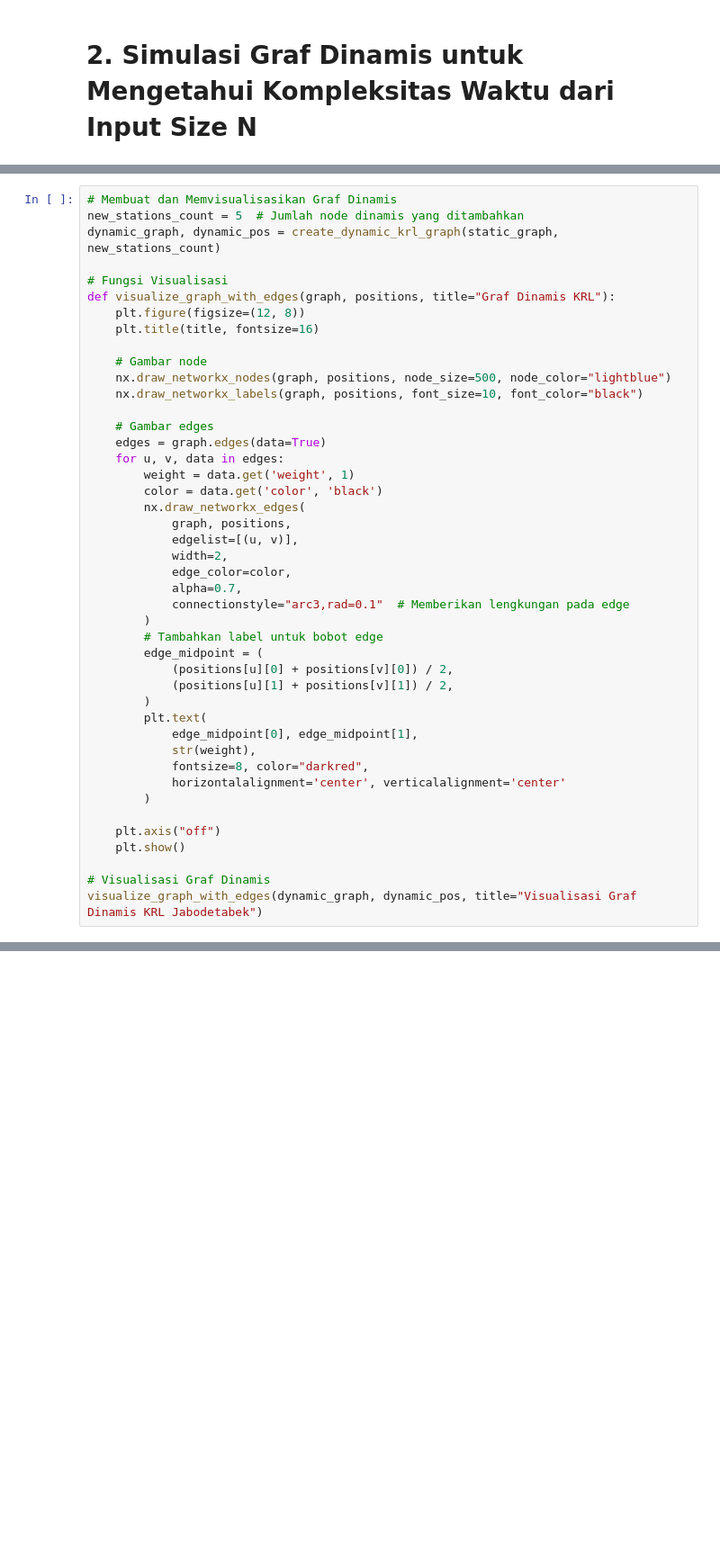
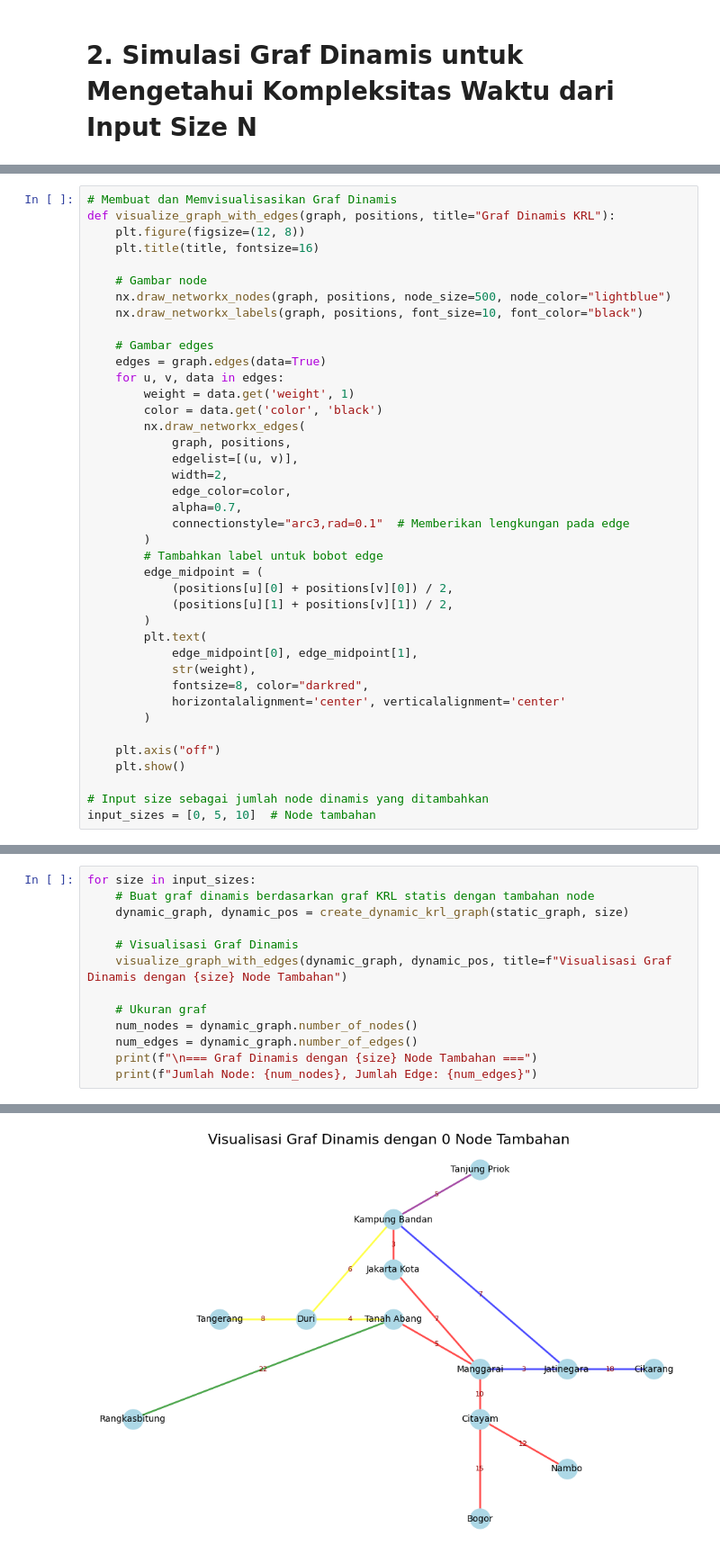
Before and after one commit to cerealtwist/AKA_Public-Transport-Optimization, a Jupyter notebook: AKA_TransportMain.ipynb, the cells around one changed output, grey strips where cells are left out. Shown at 90% size. Saved outputs shown, nothing was run; the diff lists cells and outputs as text; blank space fills up the shorter version.

```diff
--- a/AKA_TransportMain.ipynb
+++ b/AKA_TransportMain.ipynb
@@ -176,9 +185,5 @@ Jalur yang ditemukan (DFS):
 # %%
 # Membuat dan Memvisualisasikan Graf Dinamis
-new_stations_count = 5  # Jumlah node dinamis yang ditambahkan
-dynamic_graph, dynamic_pos = create_dynamic_krl_graph(static_graph, new_stations_count)
-
-# Fungsi Visualisasi
 def visualize_graph_with_edges(graph, positions, title="Graf Dinamis KRL"):
     plt.figure(figsize=(12, 8))
     plt.title(title, fontsize=16)
@@ -215,5 +220,5 @@ def visualize_graph_with_edges(graph, positions, title="Graf Dinamis KRL"):
     plt.axis("off")
     plt.show()
 
-# Visualisasi Graf Dinamis
-visualize_graph_with_edges(dynamic_graph, dynamic_pos, title="Visualisasi Graf Dinamis KRL Jabodetabek")
+# Input size sebagai jumlah node dinamis yang ditambahkan
+input_sizes = [0, 5, 10]  # Node tambahan
@@ -231,0 +227,14 @@ Note that using FancyArrowPatches may be slow for large graphs.
+# %%
+for size in input_sizes:
+    # Buat graf dinamis berdasarkan graf KRL statis dengan tambahan node
+    dynamic_graph, dynamic_pos = create_dynamic_krl_graph(static_graph, size)
+
+    # Visualisasi Graf Dinamis
+    visualize_graph_with_edges(dynamic_graph, dynamic_pos, title=f"Visualisasi Graf Dinamis dengan {size} Node Tambahan")
+
+    # Ukuran graf
+    num_nodes = dynamic_graph.number_of_nodes()
+    num_edges = dynamic_graph.number_of_edges()
+    print(f"\n=== Graf Dinamis dengan {size} Node Tambahan ===")
+    print(f"Jumlah Node: {num_nodes}, Jumlah Edge: {num_edges}")
+# %% [output]
@@ -231,0 +249 @@ Note that using FancyArrowPatches may be slow for large graphs.
+[figure, added]
```
Also changed, not shown: parts of 13 cells of this notebook.
